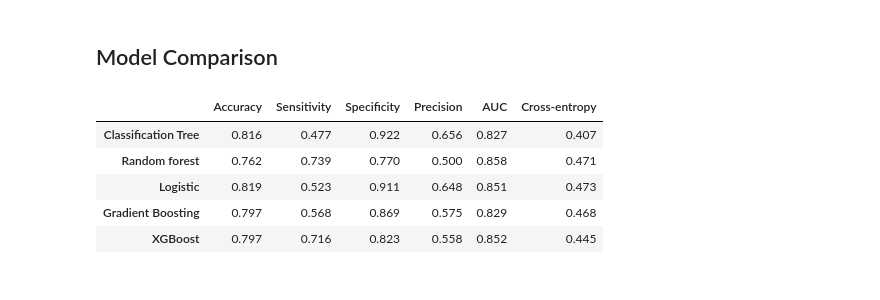
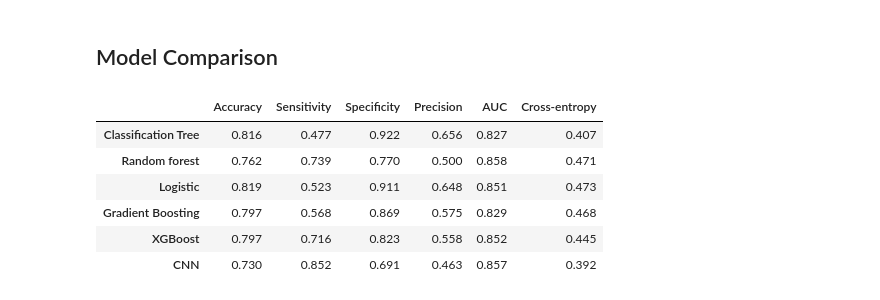
Before and after one commit to Kasperclowes/QBUS3820-Group-Assignment, a Jupyter notebook: RUN_Alexander.ipynb, the cells around one changed output. Cells and saved outputs as stored; diff of their text form; code cells hidden in the pictures.

Commit message:
Added neural network model

```diff
--- a/RUN_Alexander.ipynb
+++ b/RUN_Alexander.ipynb
@@ -392,0 +415,8 @@ XGBClassifier(base_score=None, booster=None, callbacks=None,
+# %%
+
+#training CNN
+train_loader, valid_dataset= CNN.create_dataloaders(X_train, y_train, X_valid, y_valid)
+model = CNN.choose_model_features(X_train)
+num_epochs = 40
+lr = 0.001
+model_CNN = CNN.train(model, train_loader, valid_dataset, y_valid, num_epochs=num_epochs, lr=lr)
@@ -395,33 +443,34 @@ XGBClassifier(base_score=None, booster=None, callbacks=None,
 # %%
 
 columns=['Accuracy', 'Sensitivity', 'Specificity', 'Precision', 'AUC', 'Cross-entropy']
-rows=['Classification Tree', 'Random forest', 'Logistic', 'Gradient Boosting', 'XGBoost']
+rows=['Classification Tree', 'Random forest', 'Logistic', 'Gradient Boosting', 'XGBoost', 'CNN']
 results=pd.DataFrame(0.0, columns=columns, index=rows)
 
-models=[tree, rf, logit, lgbm, xgb_model]
+models=[tree, rf, logit, lgbm, xgb_model, model_CNN]
 
 y_prob = np.zeros((len(y_valid), len(rows)))
 
 for i, model in enumerate(models):
 
     y_prob[:, i] = model.predict_proba(X_valid)[:, 1]
     y_pred = model.predict(X_valid)
 
     tn, fp, fn, tp = confusion_matrix(y_valid, y_pred).ravel()
 
     results.iloc[i,0] =  accuracy_score(y_valid, y_pred)
     results.iloc[i,1] =  tp/(tp+fn)
     results.iloc[i,2] =  tn/(tn+fp)
     results.iloc[i,3] =  precision_score(y_valid, y_pred)
     results.iloc[i,4] =  roc_auc_score(y_valid, y_prob[:,i])
     results.iloc[i,5] =  log_loss(y_valid, y_prob[:,i])
 
 
 results.round(3)
 # %% [output]
 |  | Accuracy | Sensitivity | Specificity | Precision | AUC | Cross-entropy |
 | Classification Tree | 0.816 | 0.477 | 0.922 | 0.656 | 0.827 | 0.407 |
 | Random forest | 0.762 | 0.739 | 0.770 | 0.500 | 0.858 | 0.471 |
 | Logistic | 0.819 | 0.523 | 0.911 | 0.648 | 0.851 | 0.473 |
 | Gradient Boosting | 0.797 | 0.568 | 0.869 | 0.575 | 0.829 | 0.468 |
 | XGBoost | 0.797 | 0.716 | 0.823 | 0.558 | 0.852 | 0.445 |
+| CNN | 0.730 | 0.852 | 0.691 | 0.463 | 0.857 | 0.392 |
```
Also changed, not shown: parts of 4 cells of this notebook, 2 other files.
